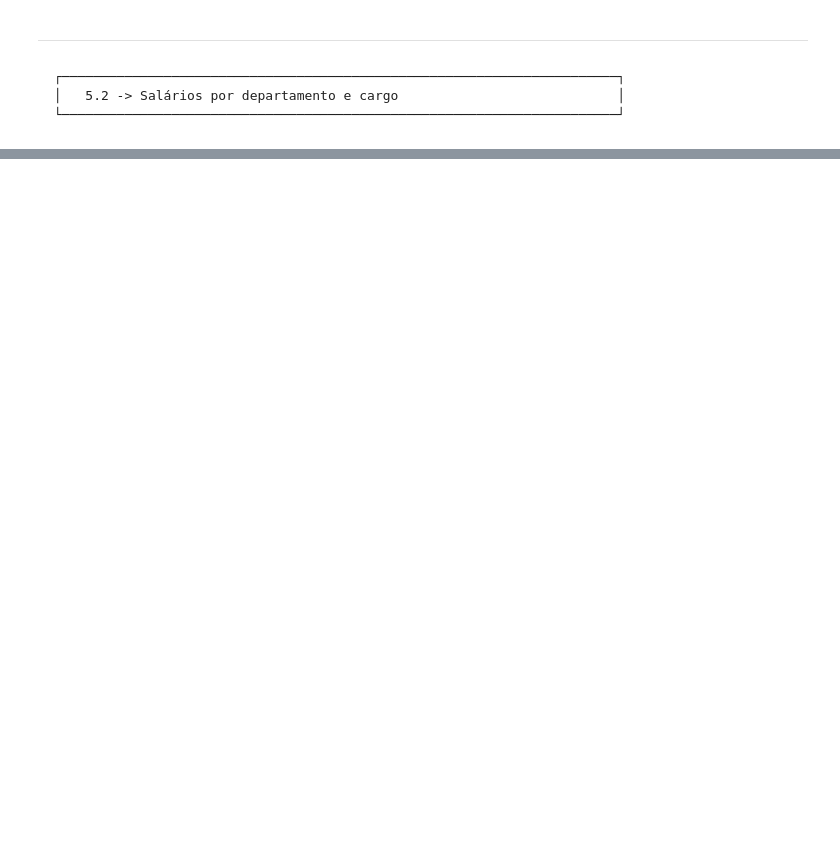
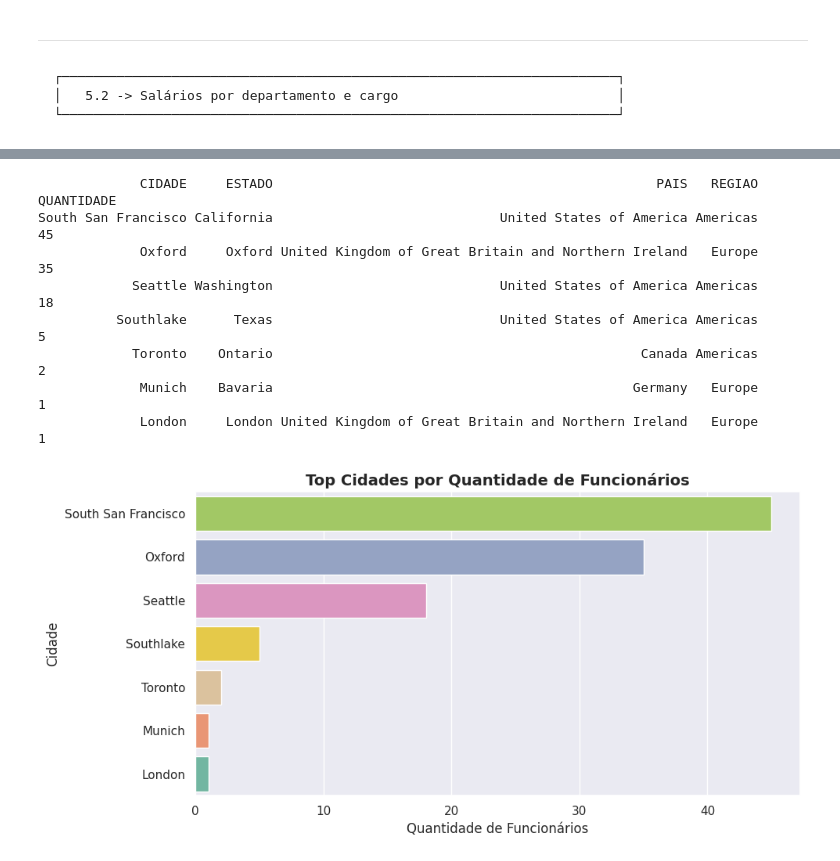
Before and after one commit to lf-vampre/sctec-datascience-projeto-avaliativo-1, a Jupyter notebook: projeto_aed_rh.ipynb, the cells around one changed output, grey strips where cells are left out. Saved outputs shown, nothing was run; the diff lists cells and outputs as text; code cells hidden in the pictures; blank space fills up the shorter version.

```diff
--- a/projeto_aed_rh.ipynb
+++ b/projeto_aed_rh.ipynb
@@ -984,0 +1154,43 @@ plt.show()
+# %%
+# Agrupar por cidade e recuperar as informações de localização + contagem
+df_func_regiao = df_final.groupby('CIDADE', observed=True).agg(
+    ESTADO=('ESTADO', 'first'),
+    PAIS=('PAIS', 'first'),
+    REGIAO=('REGIAO', 'first'),
+    QUANTIDADE=('ID', 'count') # Ou use any() se ID não for numérico
+).reset_index()
+
+# Ordenar por quantidade (opcional, mas recomendado)
+df_func_regiao = df_func_regiao.sort_values('QUANTIDADE', ascending=False)
+ordem_barplot = df_func_regiao['CIDADE'].tolist()
+
+print(df_func_regiao.to_string(index=False))
+
+plt.figure(figsize=(10, 5))
+
+# Se houver muitas cidades, limite às top N para não ficar poluído (ex: top 15)
+# Se forem poucas, use a tabela_resumo inteira
+
+sns.barplot(
+    data=df_func_regiao,
+    y='CIDADE',
+    x='QUANTIDADE',
+    hue='CIDADE',
+    order=ordem_barplot,
+)
+
+plt.title('Top Cidades por Quantidade de Funcionários', fontsize=14, fontweight='bold')
+plt.xlabel('Quantidade de Funcionários')
+plt.ylabel('Cidade')
+plt.tight_layout()
+plt.show()
+# %% [output]
+             CIDADE     ESTADO                                                 PAIS   REGIAO  QUANTIDADE
+South San Francisco California                             United States of America Americas          45
+             Oxford     Oxford United Kingdom of Great Britain and Northern Ireland   Europe          35
+            Seattle Washington                             United States of America Americas          18
+          Southlake      Texas                             United States of America Americas           5
+            Toronto    Ontario                                               Canada Americas           2
+             Munich    Bavaria                                              Germany   Europe           1
+             London     London United Kingdom of Great Britain and Northern Ireland   Europe           1
+[figure, added]
```
Also changed, not shown: parts of 29 cells of this notebook, 2 other files.
